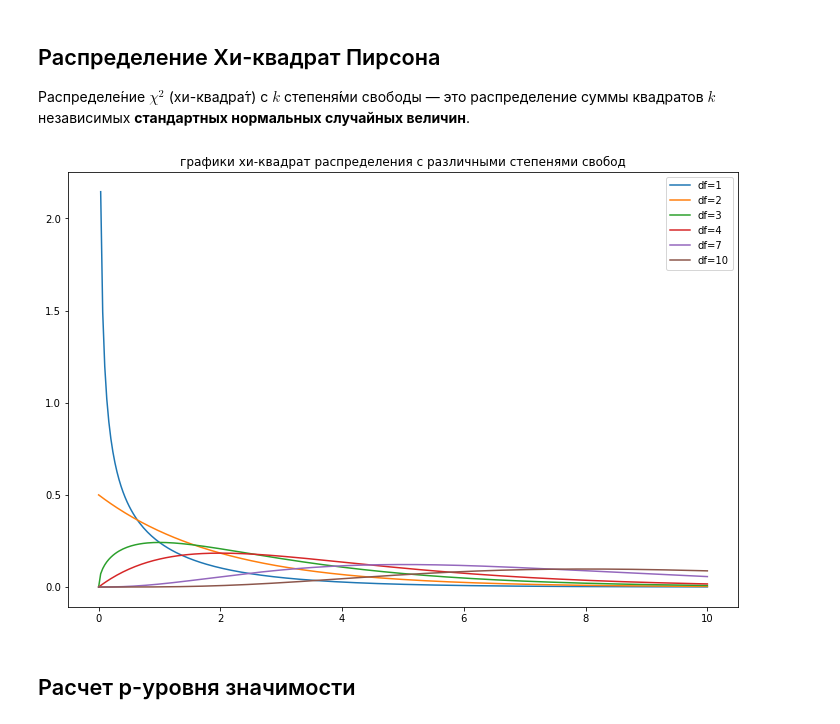
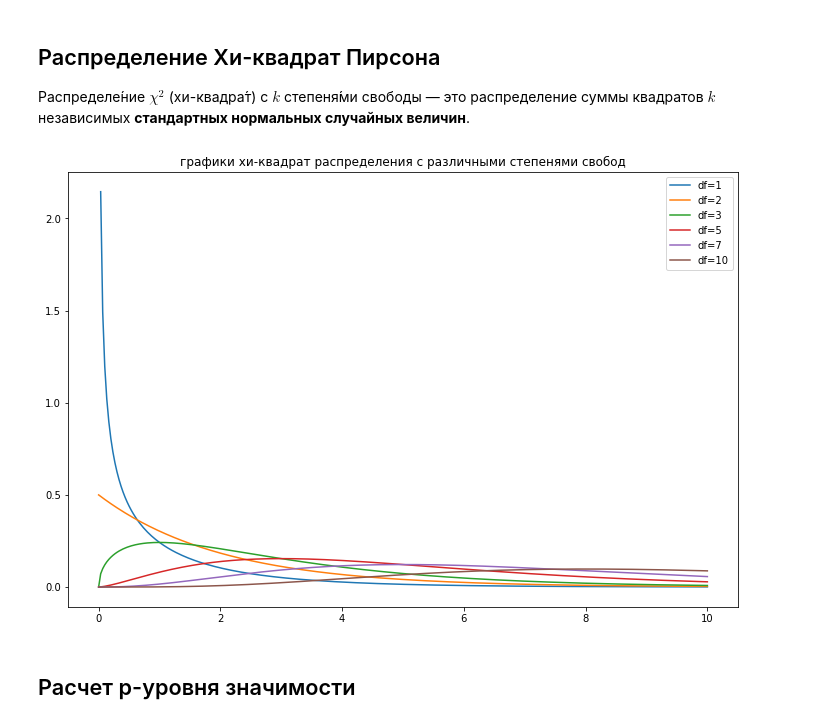
Before and after one commit to betelgeus/fundamentals_of_statistics_notes, a Jupyter notebook: Stepik_fundamentals_of_statistics_notes_Part_2.ipynb, the cells around one changed output. Cells and saved outputs as stored; diff of their text form; code cells hidden in the pictures.

```diff
--- a/Stepik_fundamentals_of_statistics_notes_Part_2.ipynb
+++ b/Stepik_fundamentals_of_statistics_notes_Part_2.ipynb
@@ -74,22 +88,22 @@ warnings.filterwarnings('ignore')
 # %%
 from scipy.stats import chi2
 import numpy as np
 import matplotlib.pyplot as plt
 plt.rcParams["figure.figsize"] = (12,8)
 
 x = np.linspace(0, 10, 300)
 # степеня свободы
-df_set = {1, 2, 3, 4, 7, 10}
+df_set = {1, 2 , 3, 5, 7, 10}
 
 for df in df_set:
     y = chi2.pdf(x, df=df)
     plt.plot(x, y, label=f'df={df}')
 
 plt.title('графики хи-квадрат распределения с различными степенями свобод')
 plt.legend()
 plt.show()
 # %% [output]
-[figure, old version]
+[figure, new version]
 # %% [markdown]
 ## Расчет p-уровня значимости
 # %%
```
Also changed, not shown: parts of 55 cells of this notebook.
